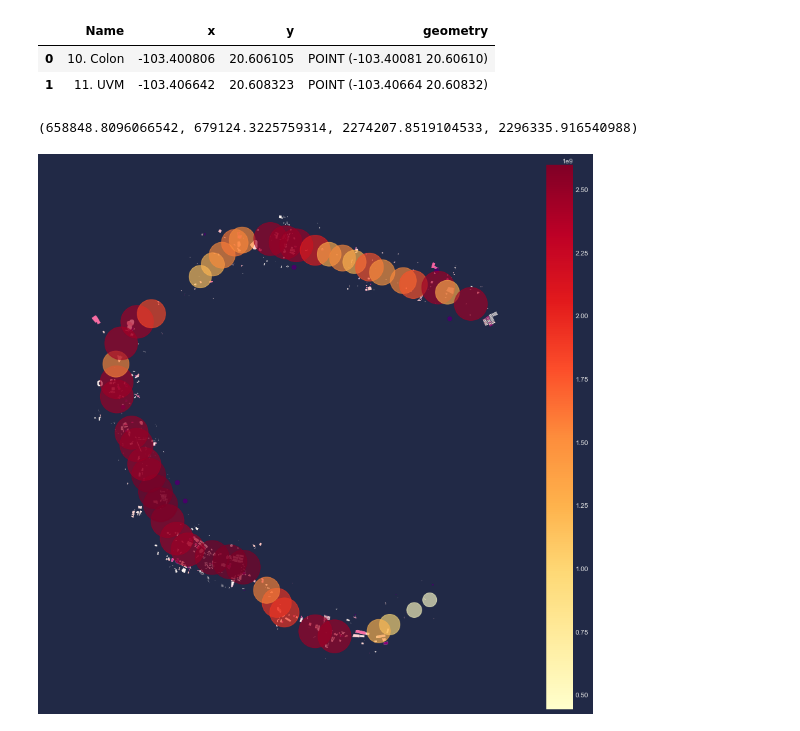
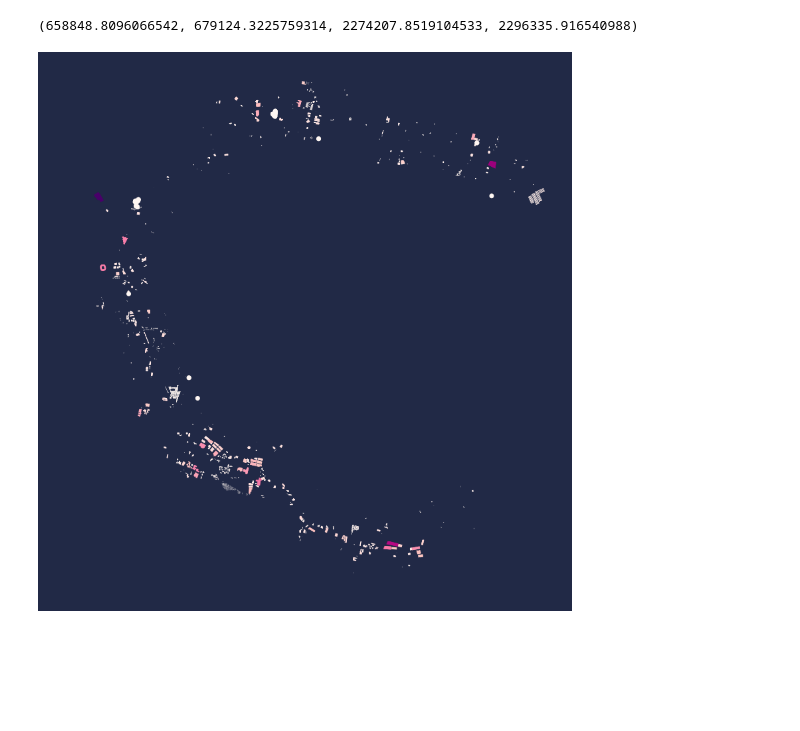
Before and after one commit to lac-analytics/gdlaire, a Jupyter notebook: notebooks/05-PotencialSolar.ipynb, the cells around one changed output. Drawn from its saved outputs; the diff is of its cells as text; code cells hidden in the pictures; blank space fills up the shorter version.

Commit message:
potencial por estacion

```diff
--- a/notebooks/05-PotencialSolar.ipynb
+++ b/notebooks/05-PotencialSolar.ipynb
@@ -17,27 +14,34 @@ colors = ['7A76C2', 'ff6e9c98', 'f62196', '18c0c4', 'f3907e', '66E9EC']
+# %%
+plt.style.use('dark_background')
+colors = ['7A76C2', 'ff6e9c98', 'f62196', '18c0c4', 'f3907e', '66E9EC']
+potential = 6600 #Per roof median potential kWh AC/yr https://insights.sustainability.google/places/ChIJOwV0Q_qxKIQR7NCkjDwfR-k/solar
+dist = 1000 #Catchment area in sq m.
 # %%
 gdf_est = aqiGDL.gdf_from_db('estaciones_gdl','Estaciones')
 #gdf_est = ox.project_gdf(gdf_est,to_crs='EPSG:32613')
-# %%
-gdf_est.head(2)
-# %% [output]
-|  | Name | x | y | geometry |
-| 0 | 10. Colon | -103.400806 | 20.606105 | POINT (-103.40081 20.60610) |
-| 1 | 11. UVM | -103.406642 | 20.608323 | POINT (-103.40664 20.60832) |
 # %%
 data = []
 areas = {}
+edges_data = []
 for i in range(len(gdf_est)):
     x = gdf_est.at[i,'x']
     y = gdf_est.at[i,'y']
     est = gdf_est.at[i,'Name']
     point = (y, x)
-    dist = 1000
     tags = {'building': True}
     gdf = ox.geometries_from_point(point, tags, dist=dist)
     gdf['Estacion'] = est
     # calculate the area in projected units (meters) of each building footprint
     gdf = ox.project_gdf(gdf)
-    gdf['area'] = gdf_proj.area
+    gdf['area'] = gdf.area
+    gdf['kWh_year'] = gdf['area'] * potential
     data.append(gdf)
     areas[est] = gdf['area'].sum()
+    G = ox.graph_from_point(point,dist=dist)
+    edges = ox.graph_to_gdfs(G, nodes=False)
+    edges['Estacion'] = est
+    edges = ox.project_gdf(edges)
+    edges_data.append(edges)
+    G = None
+    edges = None
 # %%
@@ -51,8 +55,8 @@ gdf_ = pd.concat(data, ignore_index=True)
 # %%
 fig, ax = plt.subplots(1,1,figsize = (15,15))
 gdf_.plot(ax=ax, column='area')
-gdf_est_.plot(ax=ax, column = 'kWh_year', cmap='YlOrRd', markersize=gdf_est_['kWh_year']/1000000, alpha=0.65, legend=True)
+#gdf_est_.plot(ax=ax, column = 'kWh_year', cmap='YlOrRd', markersize=gdf_est_['kWh_year']/1000000, alpha=0.65, legend=True)
 ax.axis('off')
 # %% [output]
 (658848.8096066542, 679124.3225759314, 2274207.8519104533, 2296335.916540988)
-[figure, old version]
+[figure, new version]
```
Also changed, not shown: parts of 7 cells of this notebook, 3 other files.
